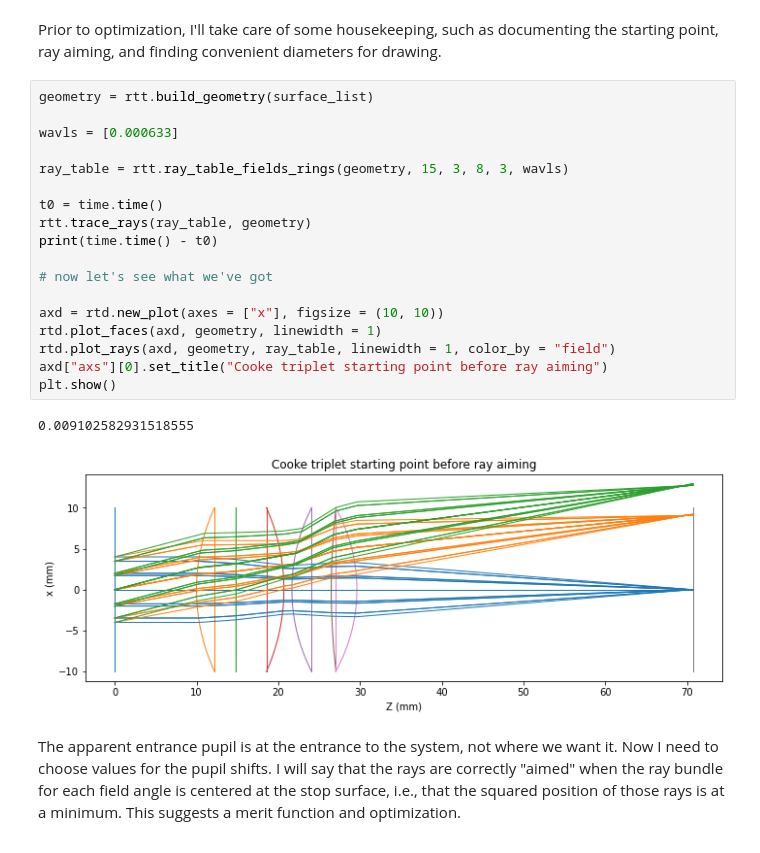
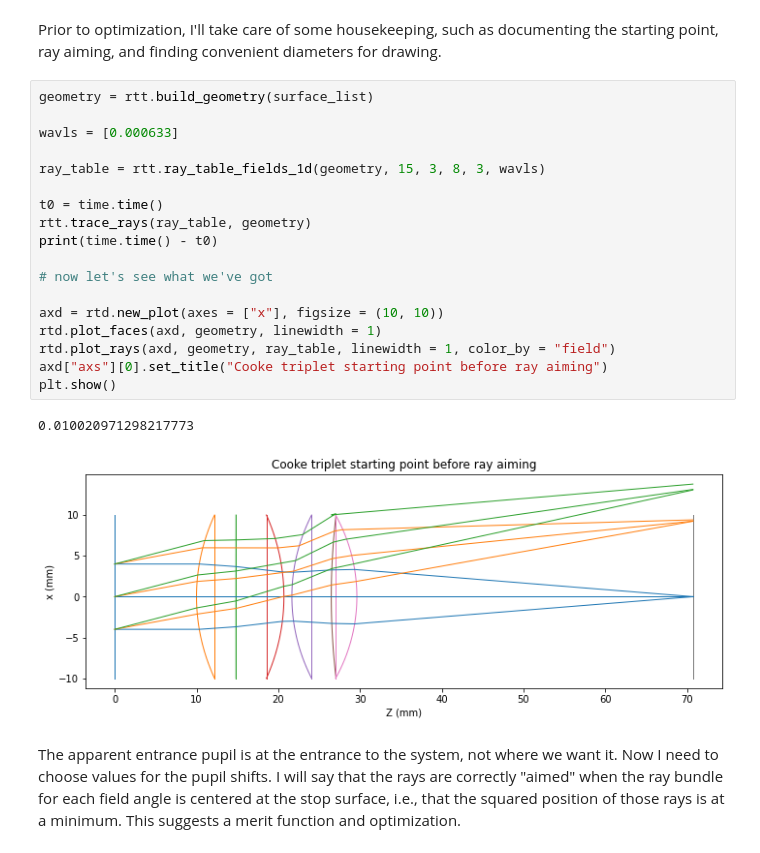
Before and after one commit to bassistTech/rayTrace, a Jupyter notebook: notebooks/Tutorials/Cooke Triplet Optimization.ipynb, the cells around one changed output. Drawn from its saved outputs; the diff is of its cells as text.

```diff
--- a/notebooks/Tutorials/Cooke Triplet Optimization.ipynb
+++ b/notebooks/Tutorials/Cooke Triplet Optimization.ipynb
@@ -75,24 +80,24 @@ Prior to optimization, I'll take care of some housekeeping, such as documenting
 # %%
 geometry = rtt.build_geometry(surface_list)
 
 wavls = [0.000633]
 
-ray_table = rtt.ray_table_fields_rings(geometry, 15, 3, 8, 3, wavls)
+ray_table = rtt.ray_table_fields_1d(geometry, 15, 3, 8, 3, wavls)
 
 t0 = time.time()
 rtt.trace_rays(ray_table, geometry)
 print(time.time() - t0)
 
 # now let's see what we've got
 
 axd = rtd.new_plot(axes = ["x"], figsize = (10, 10))
 rtd.plot_faces(axd, geometry, linewidth = 1)
 rtd.plot_rays(axd, geometry, ray_table, linewidth = 1, color_by = "field")
 axd["axs"][0].set_title("Cooke triplet starting point before ray aiming")
 plt.show()
 # %% [output]
-0.009102582931518555
+0.010020971298217773
-[figure, old version]
+[figure, new version]
 # %% [markdown]
 The apparent entrance pupil is at the entrance to the system, not where we want it. Now I need to choose values for the pupil shifts. I will say that the rays are correctly "aimed" when the ray bundle for each field angle is centered at the stop surface, i.e., that the squared position of those rays is at a minimum. This suggests a merit function and optimization.
 # %%
```
Also changed, not shown: parts of 11 cells of this notebook, 9 other files.
